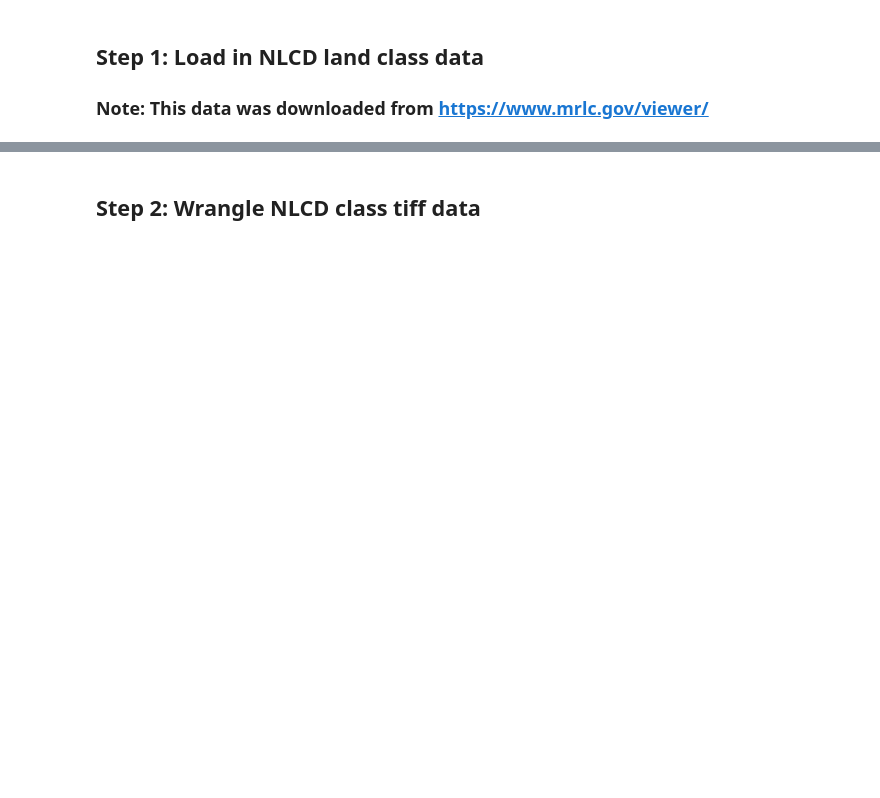
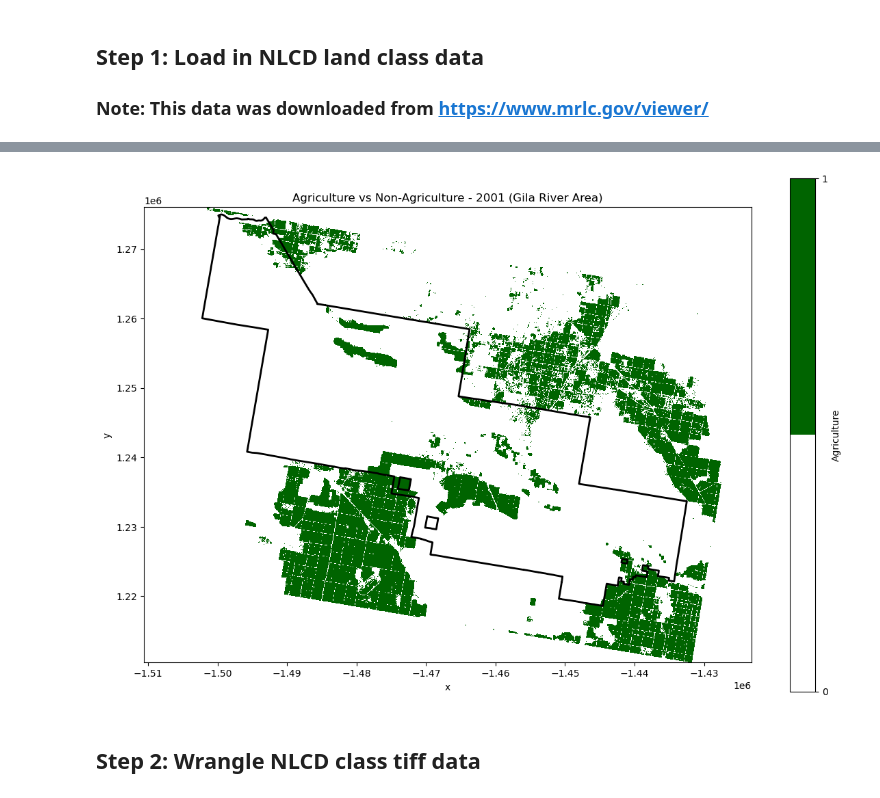
Before and after one commit to earthlab-education/04-vegetation-natshoff, a Jupyter notebook: notebooks/vegetation-05-portfolio.ipynb, the cells around one changed output, grey strips where cells are left out. Drawn from its saved outputs; the diff is of its cells as text; code cells hidden in the pictures; blank space fills up the shorter version.

```diff
--- a/notebooks/vegetation-05-portfolio.ipynb
+++ b/notebooks/vegetation-05-portfolio.ipynb
@@ -66,0 +108,21 @@ Extracting Annual_NLCD_LndCov_2022_CU_C1V1_mikye6oouxx6fw.tiff from NLCD_mikye6o
+# %%
+# Create binary agriculture layer (1 = ag, 0 = non-ag)
+ag_2001 = xr.where(nlcd_2001 == 82, 1, 0)
+ag_2001.name = 'agriculture'
+
+# Create custom colormap: white for non-ag, dark green for ag
+from matplotlib.colors import ListedColormap
+colors = ['white', 'darkgreen']
+cmap = ListedColormap(colors)
+
+# Plot
+fig, ax = plt.subplots(figsize=(12, 8))
+ag_2001.plot(ax=ax, cmap=cmap, add_colorbar=True,
+             vmin=0, vmax=1,
+             cbar_kwargs={'label': 'Agriculture', 'ticks': [0, 1]})
+gila_gdf_reproj.plot(ax=ax, edgecolor='black', facecolor='none', linewidth=2)
+ax.set_title('Agriculture vs Non-Agriculture - 2001 (Gila River Area)')
+plt.tight_layout()
+plt.show()
+# %% [output]
+[figure, added]
```
Also changed, not shown: parts of 11 cells of this notebook.
